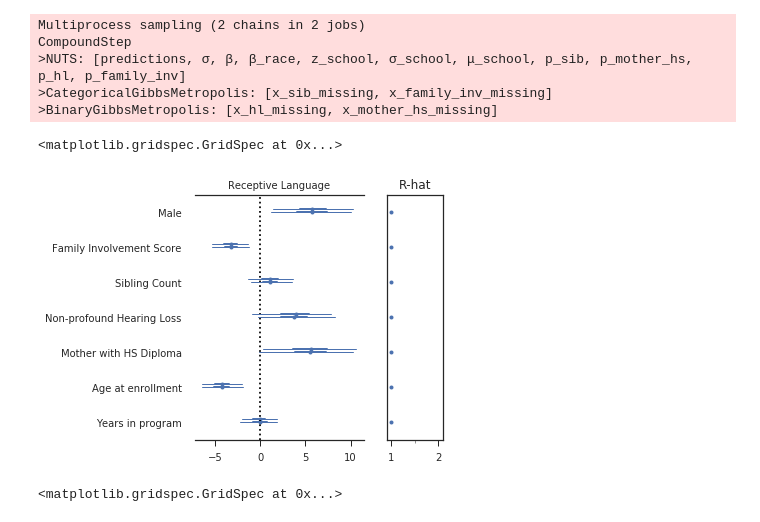
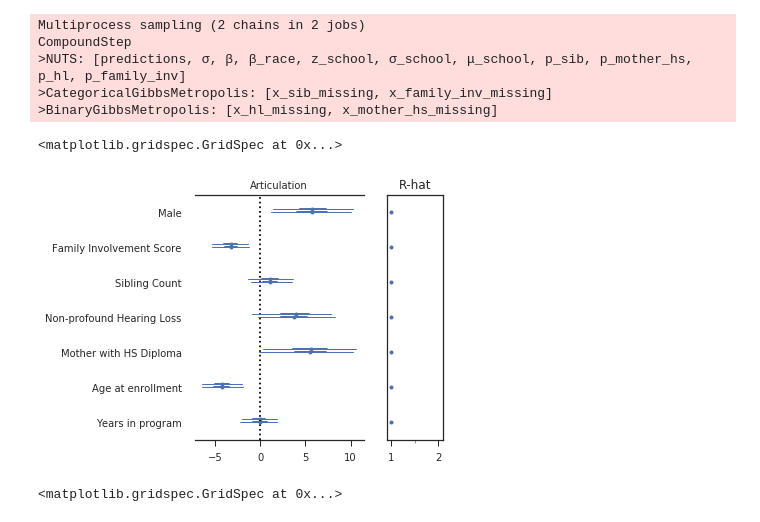
Before and after one commit to fonnesbeck/infant_hearing_intervention, a Jupyter notebook: notebooks/Covariate Model.ipynb, the cells around one changed output. Saved outputs shown, nothing was run; the diff lists cells and outputs as text; code cells hidden in the pictures.

```diff
--- a/notebooks/Covariate Model.ipynb
+++ b/notebooks/Covariate Model.ipynb
@@ -76,7 +76,7 @@ inclusion_mask = (~lsl_dr.non_english.astype(bool)
 # %%
 covariates = ['score', 'student_idx', 'school_idx', 'male', 'sib', 'family_inv', 'race', 'age_test',
               'domain', 'deg_hl_below6', 'mother_hs', 'age_years', 'test_type', 'time', 'bilateral_ci',
-              'bilateral_ha', 'unilateral_ci', 'unilateral_ha', 'bimodal']
+              'bilateral_ha', 'unilateral_ci', 'unilateral_ha', 'bimodal', 'age_amp']
 # %%
 analysis_subset = lsl_dr.loc[inclusion_mask, covariates].copy().dropna(subset=['time'])
 analysis_subset.shape
@@ -244,6 +248,9 @@ def generate_model(dataset, cohort_age):
     age_enroll_std = age_enroll - age_enroll.mean()
 
     with Model() as model:
+
+        # Imputation of age at amplification
+        TODO
 
         # Imputation of family involvement
         if np.isnan(family_inv).sum():
@@ -293,7 +300,7 @@ def generate_model(dataset, cohort_age):
         β_race = Normal("β_race", 0, sd=10, shape=4)
         race_effect = tt.concatenate([[0], β_race])[race.astype(int)]
 
-        X = [male, x_family_inv, x_sib, x_hl, x_mother_hs, age_enroll_std, time]
+        X = [male, x_family_inv, x_sib, x_hl, x_mother_hs, age_enroll_std, time, x_age_amp]
         # Fixed effects
         β = Normal("β", 0, sd=100, shape=len(X))
         θ = intercept + race_effect + β.dot(tt.stack(X))
@@ -514,10 +523,10 @@ CompoundStep
 >CategoricalGibbsMetropolis: [x_sib_missing, x_family_inv_missing]
 >BinaryGibbsMetropolis: [x_hl_missing, x_mother_hs_missing]
 # %%
-forestplot(artic_4_trace, varnames=['β'], ylabels=labels, main='Receptive Language')
+forestplot(artic_4_trace, varnames=['β'], ylabels=labels, main='Articulation')
 # %% [output]
 <matplotlib.gridspec.GridSpec at 0x...>
-[figure, old version]
+[figure, new version]
 # %%
 forestplot(artic_4_trace, varnames=["predictions"], rhat=False,
            ylabels=['Student {}'.format(i) for i in range(1,5)],
```
Also changed, not shown: parts of 5 cells of this notebook.
